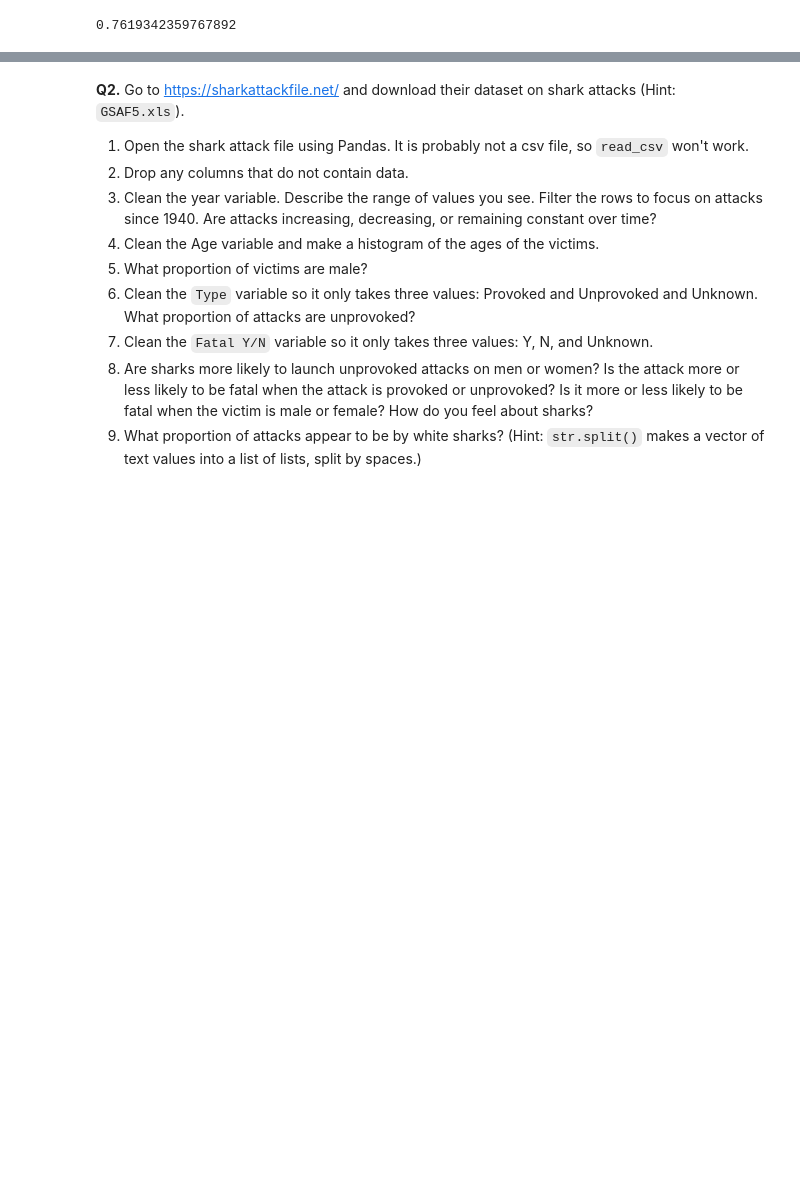
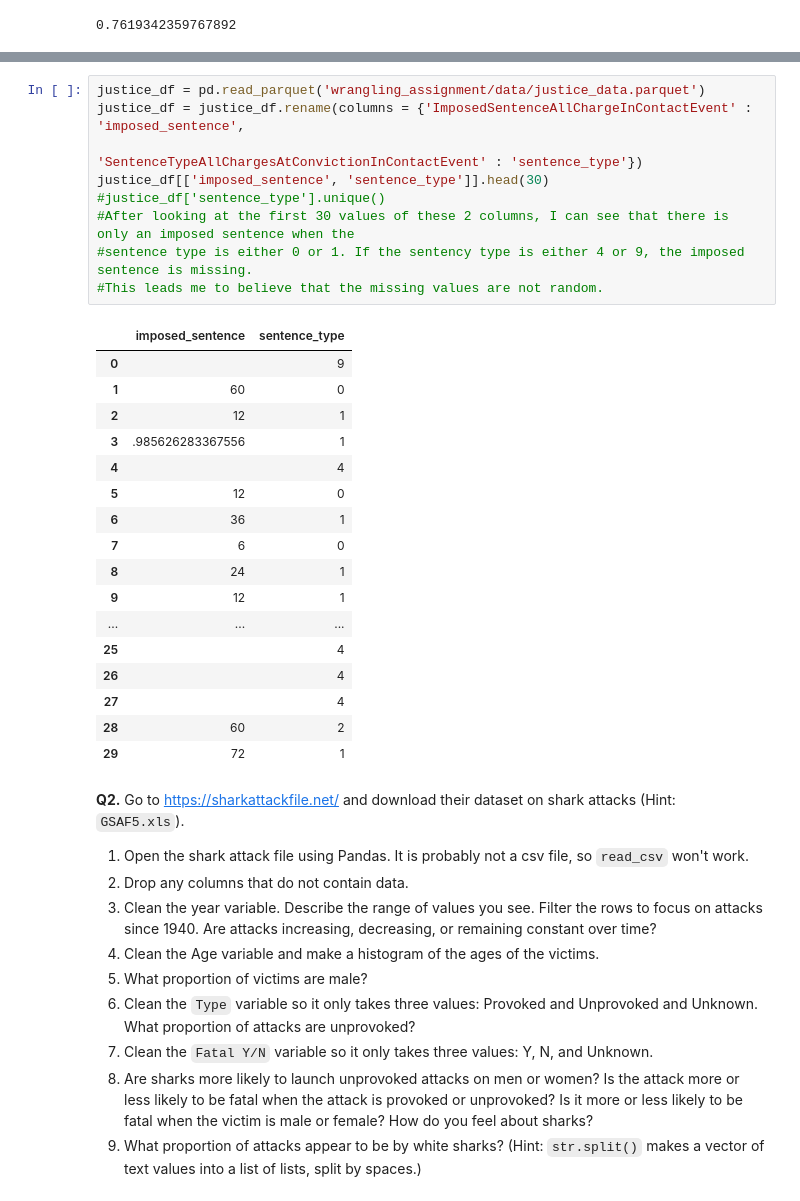
Before and after one commit to Camsbary/wrangling_assignment, a Jupyter notebook: assignment.ipynb, the cells around one changed output, grey strips where cells are left out. Saved outputs shown, nothing was run; the diff lists cells and outputs as text; blank space fills up the shorter version.

```diff
--- a/assignment.ipynb
+++ b/assignment.ipynb
@@ -94,3 +94,30 @@ justice_df
+# %%
+justice_df = pd.read_parquet('wrangling_assignment/data/justice_data.parquet')
+justice_df = justice_df.rename(columns = {'ImposedSentenceAllChargeInContactEvent' : 'imposed_sentence',
+                                          'SentenceTypeAllChargesAtConvictionInContactEvent' : 'sentence_type'})
+justice_df[['imposed_sentence', 'sentence_type']].head(30)
+#justice_df['sentence_type'].unique()
+#After looking at the first 30 values of these 2 columns, I can see that there is only an imposed sentence when the
+#sentence type is either 0 or 1. If the sentency type is either 4 or 9, the imposed sentence is missing.
+#This leads me to believe that the missing values are not random.
+# %% [output]
+|  | imposed_sentence | sentence_type |
+| 0 |  | 9 |
+| 1 | 60 | 0 |
+| 2 | 12 | 1 |
+| 3 | .985626283367556 | 1 |
+| 4 |  | 4 |
+| 5 | 12 | 0 |
+| 6 | 36 | 1 |
+| 7 | 6 | 0 |
+| 8 | 24 | 1 |
+| 9 | 12 | 1 |
+| ... | ... | ... |
+| 25 |  | 4 |
+| 26 |  | 4 |
+| 27 |  | 4 |
+| 28 | 60 | 2 |
+| 29 | 72 | 1 |
 # %% [markdown]
 **Q2.** Go to https://sharkattackfile.net/ and download their dataset on shark attacks (Hint: `GSAF5.xls`).
 
```
Also changed, not shown: parts of 8 cells of this notebook.
